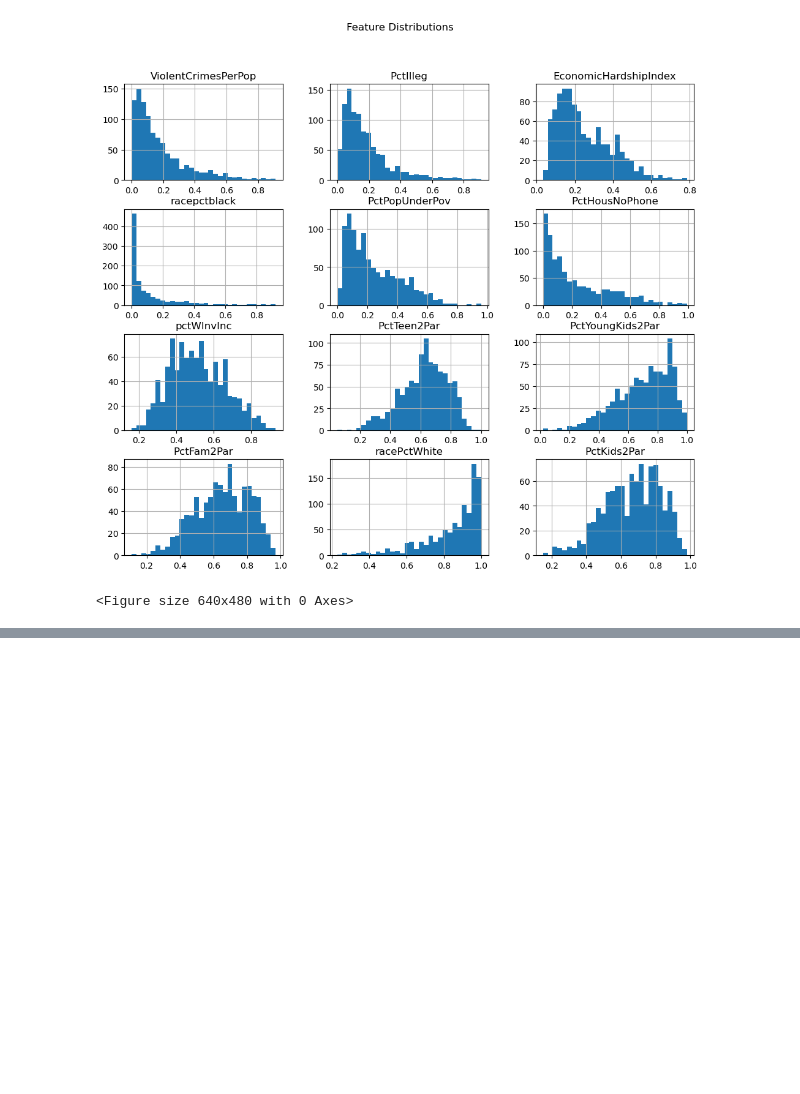
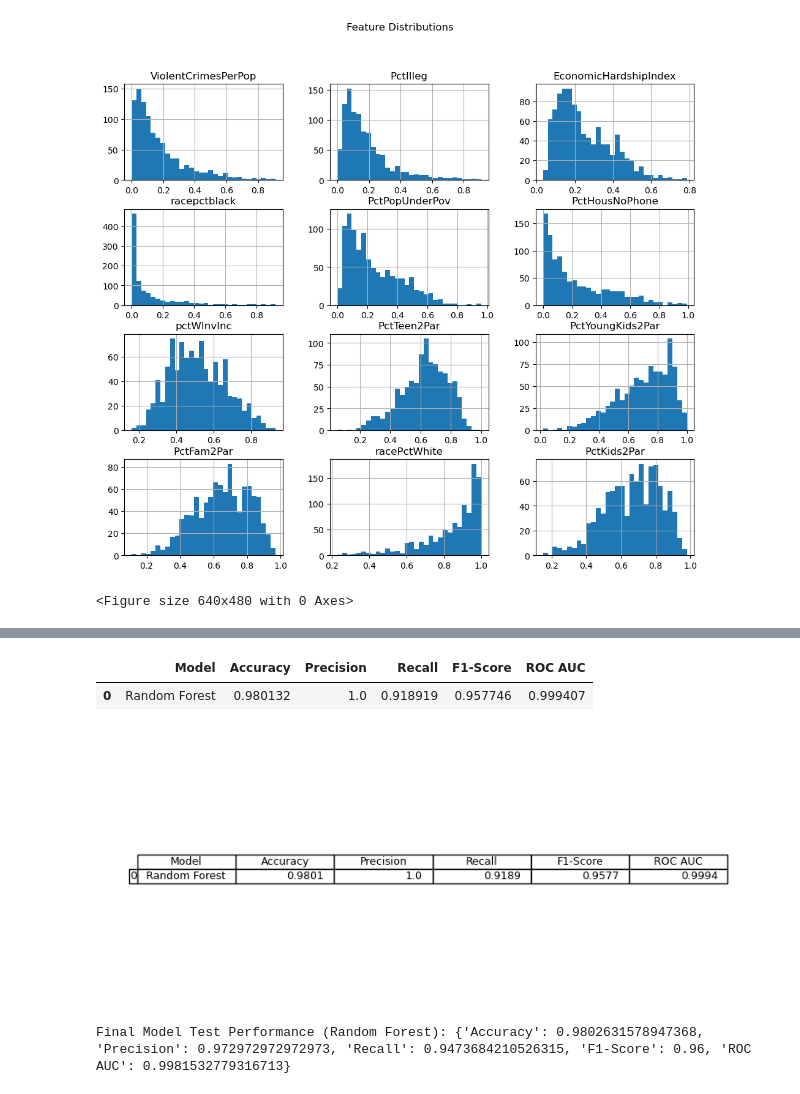
Before and after one commit to samantharudra/ds_group_project_1, a Jupyter notebook: Group3_Assignment1.ipynb, the cells around one changed output, grey strips where cells are left out. Drawn from its saved outputs; the diff is of its cells as text; code cells hidden in the pictures; blank space fills up the shorter version.

```diff
--- a/Group3_Assignment1.ipynb
+++ b/Group3_Assignment1.ipynb
@@ -192,0 +529,27 @@ plt.show()
+# %%
+# Hyperparameter tuning
+param_grid_rf = {'n_estimators': [50, 100, 200], 'max_depth': [3, 5, 10, None]}
+# %%
+rf = RandomForestClassifier(random_state=7)
+# %%
+best_models = {}
+
+def tune_and_evaluate(model, param_grid, X_train, y_train, X_val, y_val):
+    grid_search = GridSearchCV(model, param_grid, cv=5, scoring='f1', n_jobs=-1)
+    grid_search.fit(X_train_scaled, y_train)
+    best_model = grid_search.best_estimator_
+
+    y_pred = best_model.predict(X_val_scaled)
+
+    metrics = {
+        'accuracy': accuracy_score(y_val, y_pred),
+        'precision': precision_score(y_val, y_pred),
+        'recall': recall_score(y_val, y_pred),
+        'f1_score': f1_score(y_val, y_pred),
+        'roc_auc': roc_auc_score(y_val, best_model.predict_proba(X_val)[:, 1] if hasattr(best_model, 'predict_proba') else y_pred)
+    }
+
+    return best_model, metrics
+# %%
+# Fit and tune random forest
+best_models['Random Forest'] = tune_and_evaluate(rf, param_grid_rf, X_train_scaled, y_train, X_val_scaled, y_val)
@@ -192,0 +597,23 @@ plt.show()
+# %%
+model_performance_df
+# %% [output]
+|  | Model | Accuracy | Precision | Recall | F1-Score | ROC AUC |
+| 0 | Random Forest | 0.980132 | 1.0 | 0.918919 | 0.957746 | 0.999407 |
+# %%
+# Create a matplotlib figure and axis
+fig, ax = plt.subplots(figsize=(10, 4))  # Adjust the size as needed
+
+# Hide the axis
+ax.axis('off')
+
+# Create the table and add it to the plot
+table(ax, model_performance_df.round(4), loc='center', colWidths=[0.15] * len(model_performance_df.columns))
+
+# Save the figure as a PNG image
+plt.savefig("figures/classification1_model_performance.png", bbox_inches='tight', dpi=300)
+# %% [output]
+[figure, added]
+# %%
+print(f"Final Model Test Performance ({best_model_name}):", test_metrics)
+# %% [output]
+Final Model Test Performance (Random Forest): {'Accuracy': 0.9802631578947368, 'Precision': 0.972972972972973, 'Recall': 0.9473684210526315, 'F1-Score': 0.96, 'ROC AUC': 0.9981532779316713}
```
Also changed, not shown: parts of 60 cells of this notebook, 3 other files.
